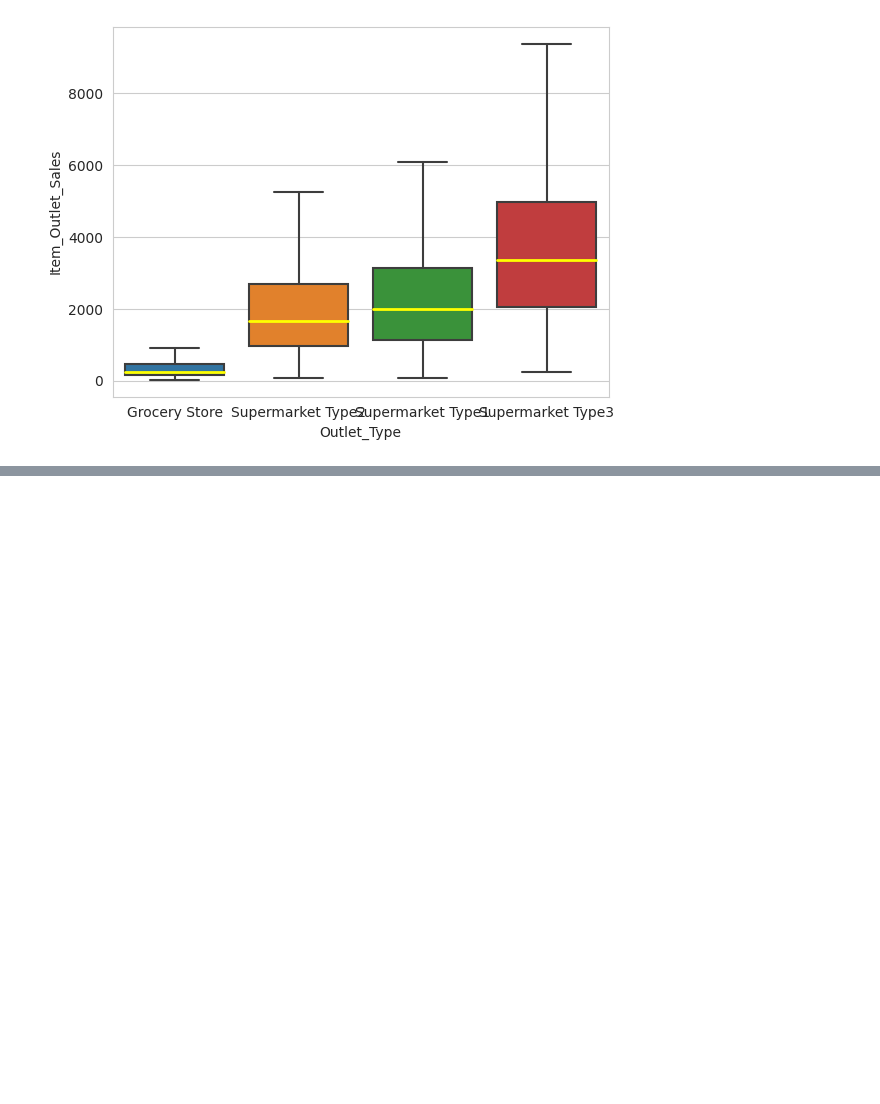
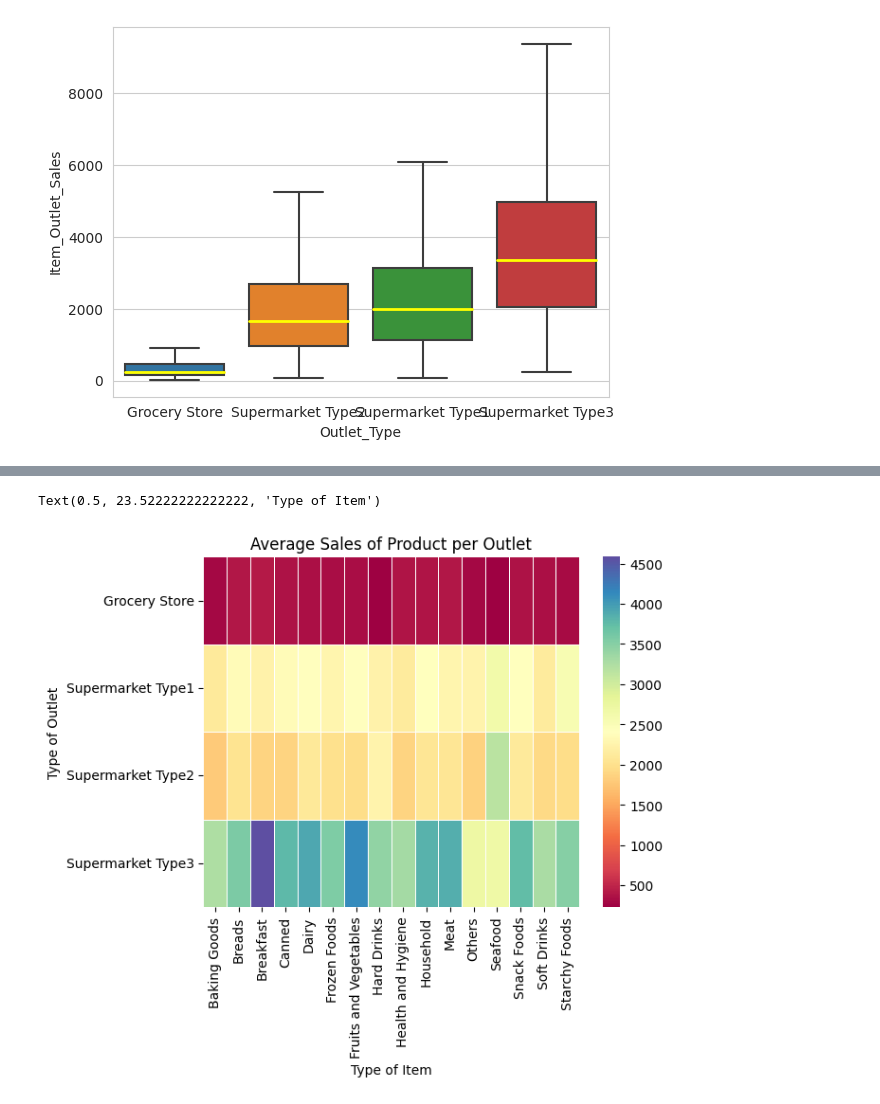
Before and after one commit to velascogringo/Sales_Prediction, a Jupyter notebook: Sales_Prediction_Core.ipynb, the cells around one changed output, grey strips where cells are left out. Cells and saved outputs as stored; diff of their text form; code cells hidden in the pictures; blank space fills up the shorter version.

```diff
--- a/Sales_Prediction_Core.ipynb
+++ b/Sales_Prediction_Core.ipynb
@@ -329,0 +364,4 @@ sns.boxplot(data=df, x='Outlet_Type', y='Item_Outlet_Sales', order=outlet_median
+# %%
+df_heatmap = df.pivot_table(values='Item_Outlet_Sales', index='Outlet_Type',columns='Item_Type',aggfunc=np.mean)
+df_heatmap
+#create pivot table for heatmap
@@ -329,0 +375,9 @@ sns.boxplot(data=df, x='Outlet_Type', y='Item_Outlet_Sales', order=outlet_median
+# %%
+sns.heatmap(df_heatmap, linewidths=.5, cmap="Spectral");
+plt.title('Average Sales of Product per Outlet')
+plt.ylabel('Type of Outlet', fontsize=10)
+plt.xlabel('Type of Item', fontsize=10)
+#create heatmap
+# %% [output]
+Text(0.5, 23.52222222222222, 'Type of Item')
+[figure, added]
```
Also changed, not shown: parts of 9 cells of this notebook.
